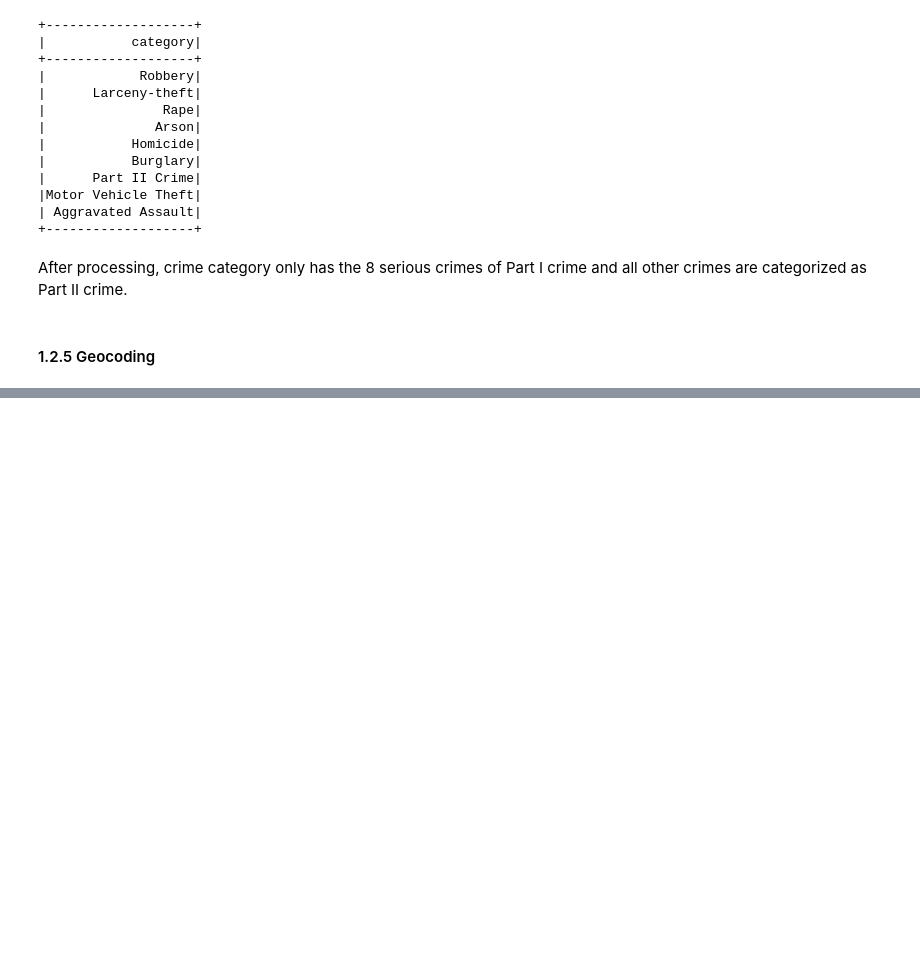
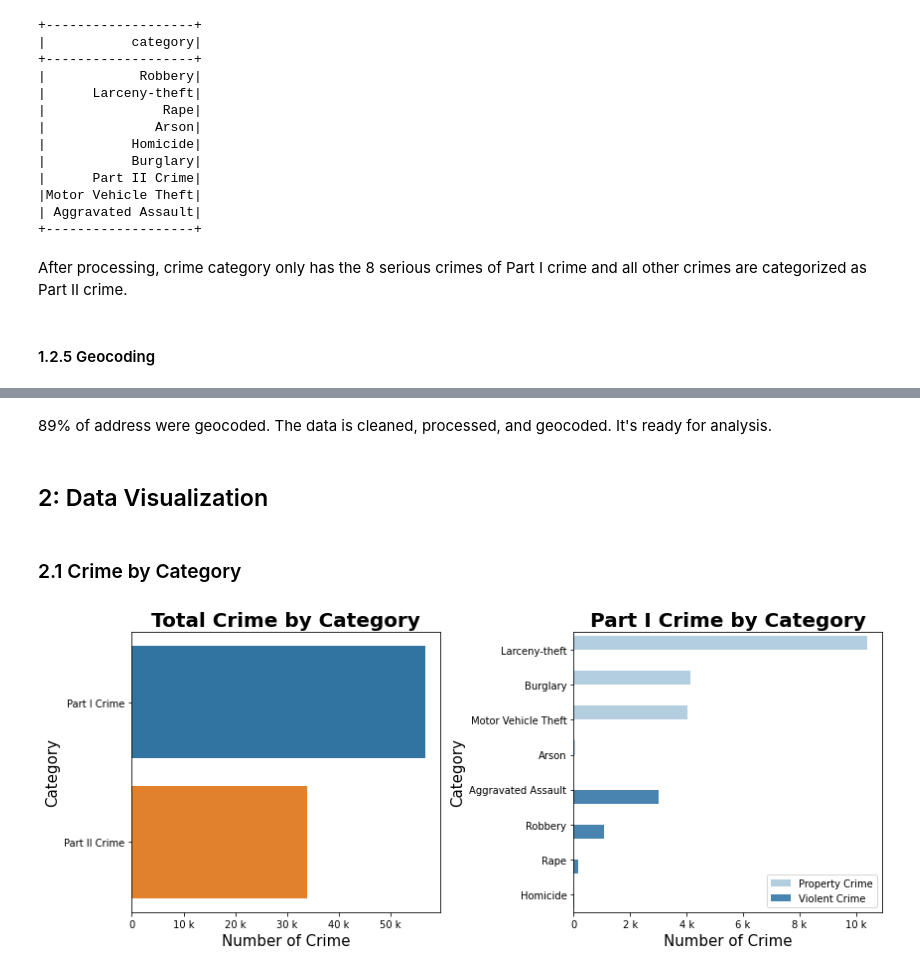
Before and after one commit to tingyiwu714/san-diego-crime-analysis, a Jupyter notebook: Spark_SD_Crime.ipynb, the cells around one changed output, grey strips where cells are left out. Saved outputs shown, nothing was run; the diff lists cells and outputs as text; code cells hidden in the pictures; blank space fills up the shorter version.

Commit message:
Fixed date conversion, added some data virtualization

```diff
--- a/Spark_SD_Crime.ipynb
+++ b/Spark_SD_Crime.ipynb
@@ -422,0 +409,5 @@ m
+# %%
+# Extract the zipcode and city from geocoded address
+df_geo['zipcode_geo'] = df_geo.full_address_geo.str.split(', ').str[-2]
+df_geo['city_geo'] = df_geo.full_address_geo.str.split(', ').str[-5]
+# df_geo = df_geo.dropna(axis=0, subset=['city_geo'])
@@ -422,0 +429,48 @@ m
+# %%
+# Convert Pandas DataFrame to Spark DataFrame
+df_geo[['zipcode_geo', 'city_geo', 'full_address_geo']] = df_geo[['zipcode_geo', 'city_geo', 'full_address_geo']].astype(str)
+df_geo[['longitude', 'latitude']] = df_geo[['longitude', 'latitude']].astype(float)
+df = spark.createDataFrame(df_geo)
+# %% [markdown]
+89% of address were geocoded.
+The data is cleaned, processed, and geocoded. It's ready for analysis.
+# %% [markdown]
+## 2: Data Visualization
+# %% [markdown]
+### 2.1 Crime by Category
+# %%
+# Count number of crimes in Part I and Part II
+part_one = df.select('category').where(df.category != "Part I Crime").count()
+part_two = df.select('category').where(df.category == "Part II Crime").count()
+df_crime_part = spark.createDataFrame([("Part I Crime", part_one), ("Part II Crime", part_two)], ['part', 'count'])
+# %%
+# Count number of crime in each category of Part I crime
+df_category = df.where(df.category != "Part II Crime").groupby('category').count().orderBy('count', ascending=False)
+vio = ["Aggravated Assault", "Robbery", "Rape", "Homicide"]
+prop = ["Larceny-theft", "Burglary", "Motor Vehicle Theft", "Arson"]
+df_category = df_category.withColumn('sub_part', when(df_category.category.isin(vio), "Violent Crime").otherwise("Property Crime"))
+# %%
+crime_pd_df1 = df_crime_part.toPandas()
+crime_pd_df2 = df_category.toPandas()
+
+fig, (ax1, ax2) = plt.subplots(1,2,figsize=(12,5))
+
+ax1 = sns.barplot(y="part", x="count", data=crime_pd_df1, ax=ax1)
+ax1.set_xlabel('Number of Crime', fontsize=15)
+ax1.set_ylabel('Category', fontsize=15)
+ax1.set_title('Total Crime by Category', fontsize=20, fontweight='bold')
+ax1.xaxis.set_major_formatter(EngFormatter())
+
+ax2 = sns.barplot(y="category", x="count", data=crime_pd_df2, hue = "sub_part", order=prop+vio, palette="Blues", ax=ax2)
+ax2.legend().set_title("Part I Crime")
+ax2.set_xlabel('Number of Crime', fontsize=15)
+ax2.set_ylabel('Category', fontsize=15)
+ax2.set_title('Part I Crime by Category', fontsize=20, fontweight='bold')
+ax2.xaxis.set_major_formatter(EngFormatter())
+ax2.legend(loc='lower right')
+
+fig.tight_layout()
+
+plt.show()
+# %% [output]
+[figure, added]
```
Also changed, not shown: parts of 57 cells of this notebook.
